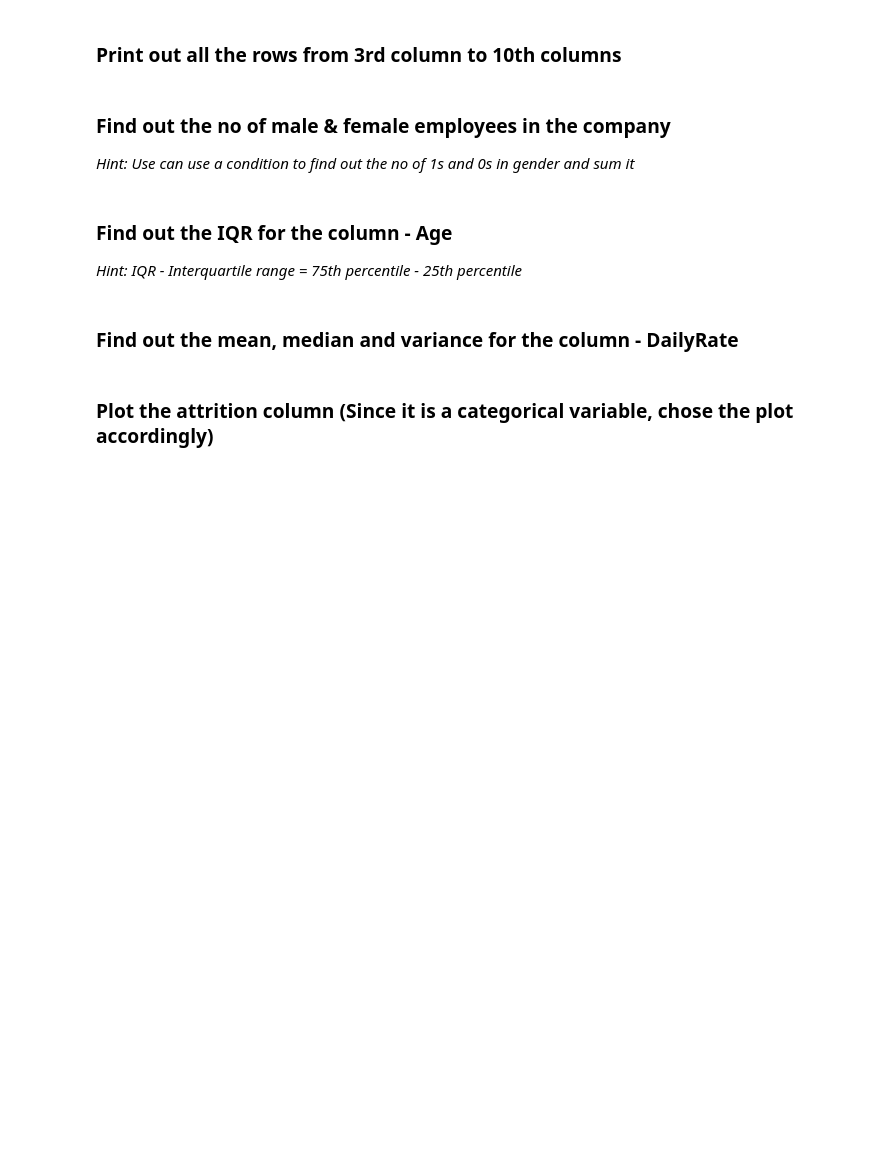
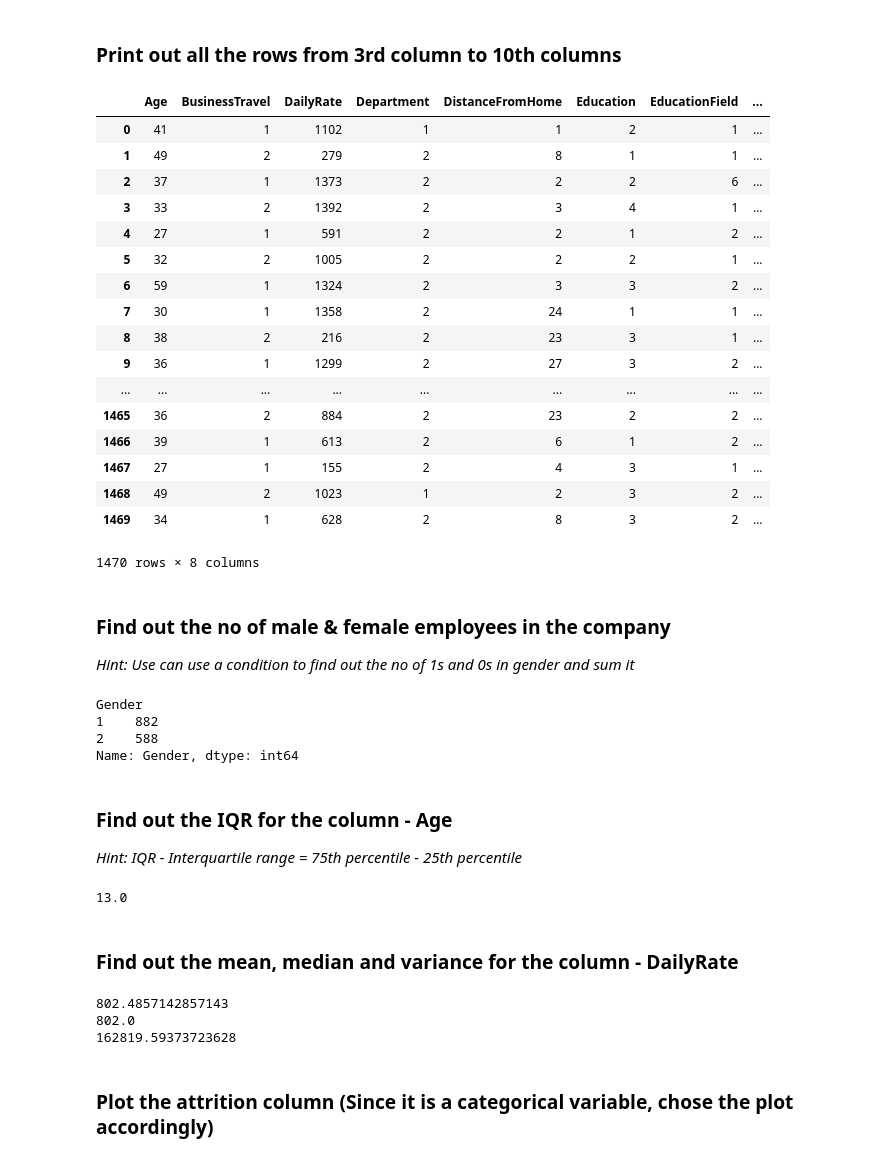
Before and after one commit to GreatLearningAIML1/bangalore-feb-batch-arunkrdas, a Jupyter notebook: Lab_R1_LabExternal.ipynb, the cells around one changed output. Drawn from its saved outputs; the diff is of its cells as text; code cells hidden in the pictures; blank space fills up the shorter version.

```diff
--- a/Lab_R1_LabExternal.ipynb
+++ b/Lab_R1_LabExternal.ipynb
@@ -251,14 +352,54 @@ As a part of this lab, you are expected to answer the below questions
 # %% [markdown]
 ### Print out all the rows from 3rd column to 10th columns
+# %%
+hr.iloc[:, 2:10]
+# %% [output]
+|  | Age | BusinessTravel | DailyRate | Department | DistanceFromHome | Education | EducationField | ... |
+| 0 | 41 | 1 | 1102 | 1 | 1 | 2 | 1 | ... |
+| 1 | 49 | 2 | 279 | 2 | 8 | 1 | 1 | ... |
+| 2 | 37 | 1 | 1373 | 2 | 2 | 2 | 6 | ... |
+| 3 | 33 | 2 | 1392 | 2 | 3 | 4 | 1 | ... |
+| 4 | 27 | 1 | 591 | 2 | 2 | 1 | 2 | ... |
+| 5 | 32 | 2 | 1005 | 2 | 2 | 2 | 1 | ... |
+| 6 | 59 | 1 | 1324 | 2 | 3 | 3 | 2 | ... |
+| 7 | 30 | 1 | 1358 | 2 | 24 | 1 | 1 | ... |
+| 8 | 38 | 2 | 216 | 2 | 23 | 3 | 1 | ... |
+| 9 | 36 | 1 | 1299 | 2 | 27 | 3 | 2 | ... |
+| ... | ... | ... | ... | ... | ... | ... | ... | ... |
+| 1465 | 36 | 2 | 884 | 2 | 23 | 2 | 2 | ... |
+| 1466 | 39 | 1 | 613 | 2 | 6 | 1 | 2 | ... |
+| 1467 | 27 | 1 | 155 | 2 | 4 | 3 | 1 | ... |
+| 1468 | 49 | 2 | 1023 | 1 | 2 | 3 | 2 | ... |
+| 1469 | 34 | 1 | 628 | 2 | 8 | 3 | 2 | ... |
+1470 rows × 8 columns
 # %% [markdown]
 ### Find out the no of male & female employees in the company
 
 *Hint: Use can use a condition to find out the no of 1s and 0s in gender and sum it*
+# %%
+hr.groupby(["Gender"])["Gender"].agg("count")
+# %% [output]
+Gender
+1    882
+2    588
+Name: Gender, dtype: int64
 # %% [markdown]
 ### Find out the IQR for the column - Age
 
 *Hint: IQR - Interquartile range = 75th percentile - 25th percentile*
+# %%
+hr.Age.quantile(.75) - hr.Age.quantile(.25)
+# %% [output]
+13.0
 # %% [markdown]
 ### Find out the mean, median and variance for the column - DailyRate
+# %%
+print(hr.DailyRate.mean())
+print(hr.DailyRate.median())
+print(hr.DailyRate.var())
+# %% [output]
+802.4857142857143
+802.0
+162819.59373723628
 # %% [markdown]
 ### Plot the attrition column (Since it is a categorical variable, chose the plot accordingly)
```
Also changed, not shown: parts of 12 cells of this notebook.
